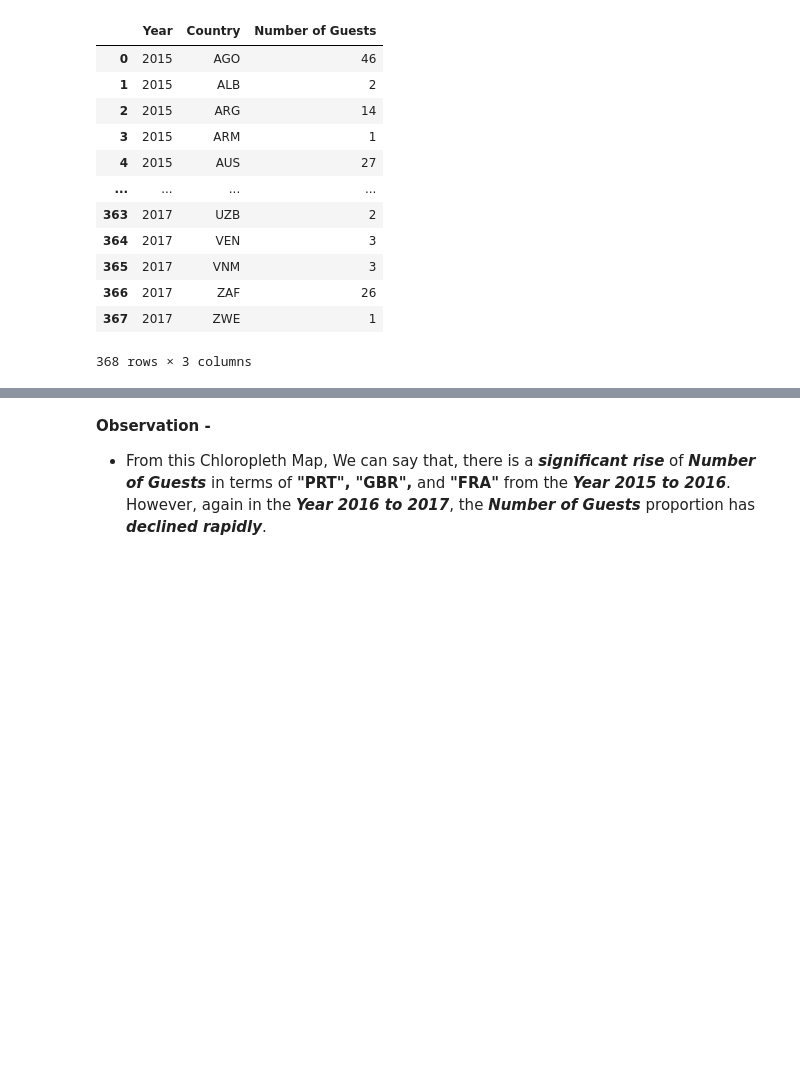
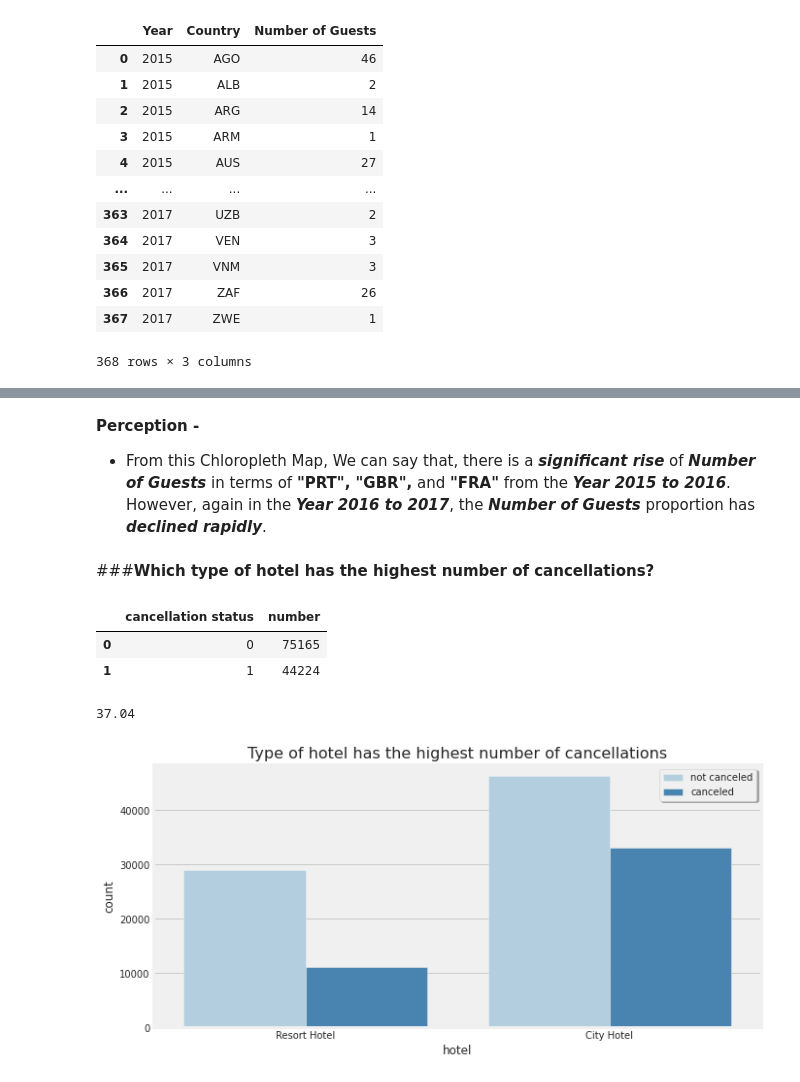
Before and after one commit to chandusayhi/Hotel_Booking_Analysis, a Jupyter notebook: Hotel_Booking_Analysis_EDA.ipynb, the cells around one changed output, grey strips where cells are left out. Drawn from its saved outputs; the diff is of its cells as text; code cells hidden in the pictures; blank space fills up the shorter version.

```diff
--- a/Hotel_Booking_Analysis_EDA.ipynb
+++ b/Hotel_Booking_Analysis_EDA.ipynb
@@ -777,5 +742,29 @@ px.choropleth(data_frame= df_hotel_bookings_NW,
 # %% [output]
 [interactive output not drawn]
 # %% [markdown]
-**Observation -**
+**Perception -**
 - From this Chloropleth Map, We can say that, there is a ***significant rise*** of ***Number of Guests*** in terms of **"PRT", "GBR",** and **"FRA"** from the ***Year 2015 to 2016***. However, again in the ***Year 2016 to 2017***, the ***Number of Guests*** proportion has ***declined rapidly***.
+# %% [markdown]
+###<b>Which type of hotel has the highest number of cancellations?</b>
+# %%
+#To find number of cancelled bookings.
+cancellation=df['is_canceled'].value_counts().reset_index().rename(columns={'index':'cancellation status','is_canceled':'number'})
+cancellation
+# %% [output]
+|  | cancellation status | number |
+| 0 | 0 | 75165 |
+| 1 | 1 | 44224 |
+# %%
+#To find percentage of bookings which are cancelled.
+percentage_cancellation=round(cancellation.loc[1]['number']/(cancellation.loc[0]['number']+cancellation.loc[1]['number']),4)*100
+percentage_cancellation
+# %% [output]
+37.04
+# %%
+plt.figure(figsize=(10,5))
+sns.countplot(data=df, x = 'hotel',hue='is_canceled',palette='Blues')
+plt.title("Type of hotel has the highest number of cancellations",fontsize=16)
+plt.legend(['not canceled','canceled'],shadow = True, loc = 0)
+plt.show()
+# %% [output]
+[figure, added]
```
Also changed, not shown: parts of 51 cells of this notebook.
